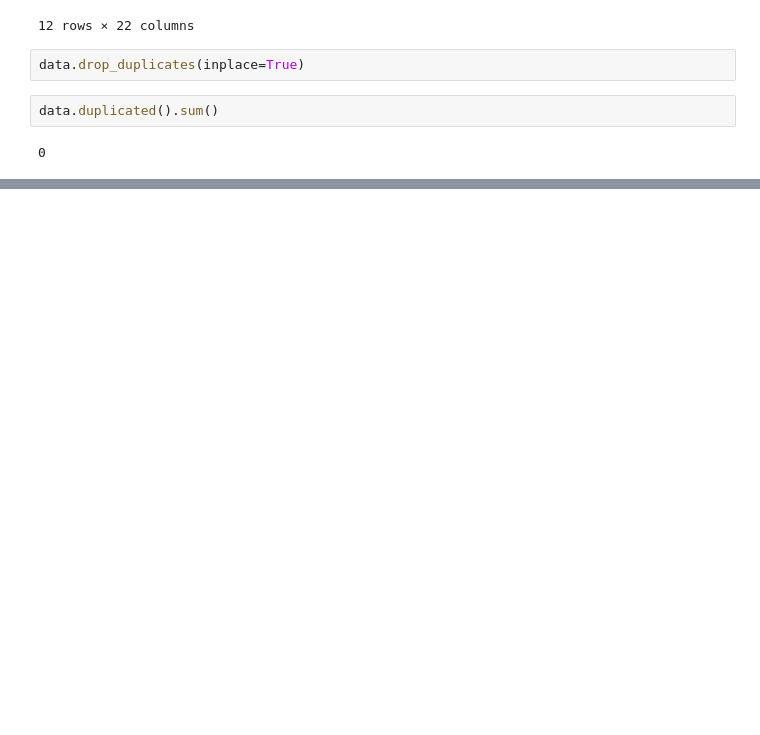
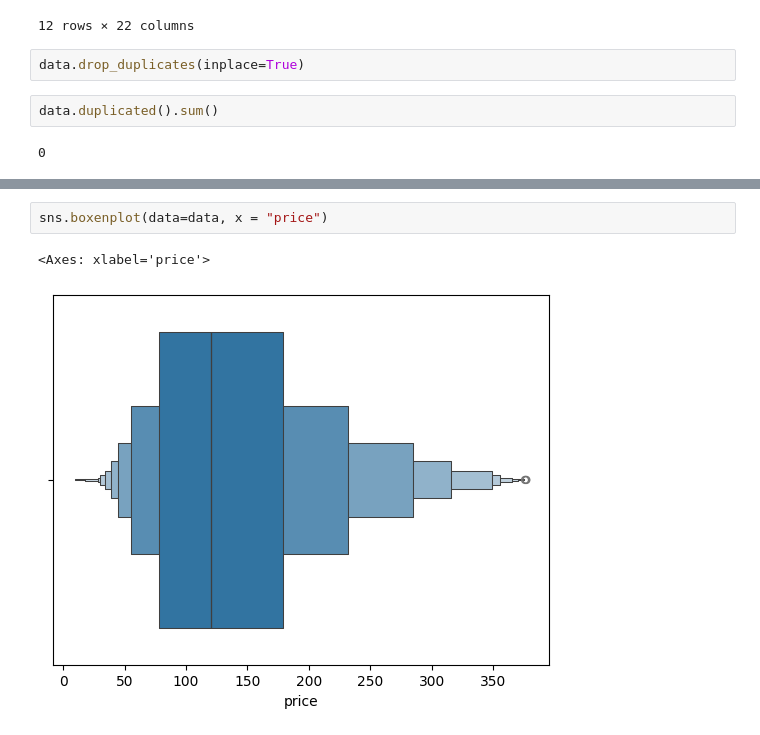
Before and after one commit to DatagenieSK/Python-EDA-of-AirBnB-2024, a Jupyter notebook: airbnb_2024.ipynb, the cells around one changed output, grey strips where cells are left out. Drawn from its saved outputs; the diff is of its cells as text; blank space fills up the shorter version.

```diff
--- a/airbnb_2024.ipynb
+++ b/airbnb_2024.ipynb
@@ -147,0 +197,5 @@ data.duplicated().sum()
+# %%
+sns.boxenplot(data=data, x = "price")
+# %% [output]
+<Axes: xlabel='price'>
+[figure, added]
```
Also changed, not shown: parts of 7 cells of this notebook.
